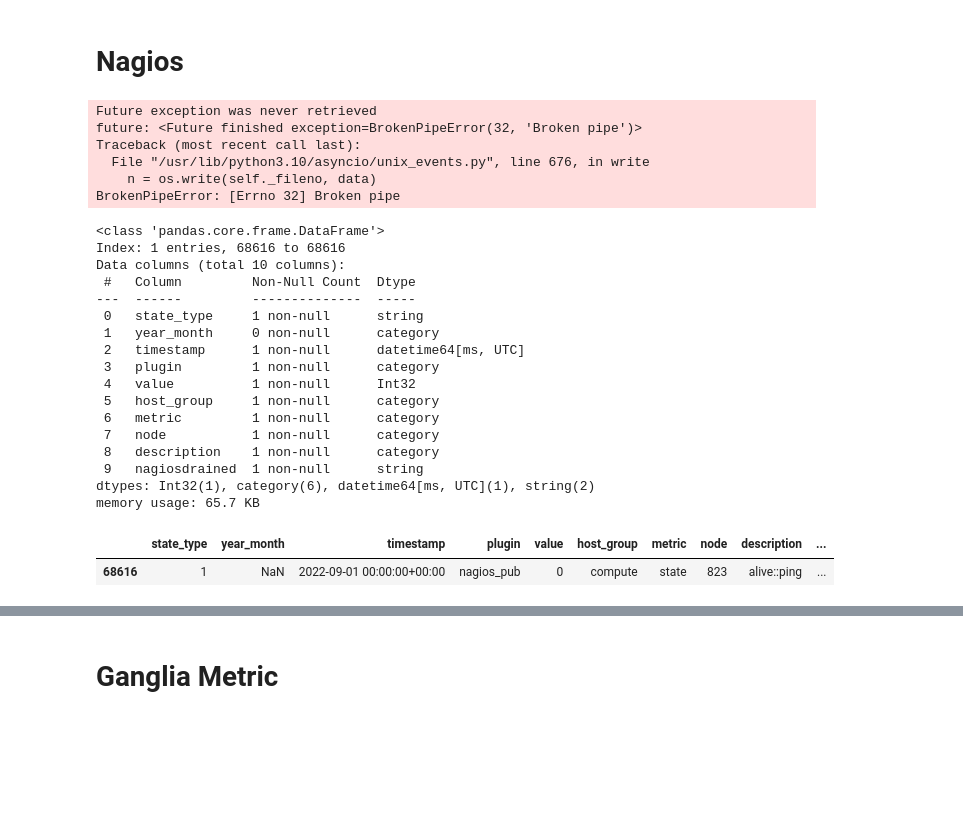
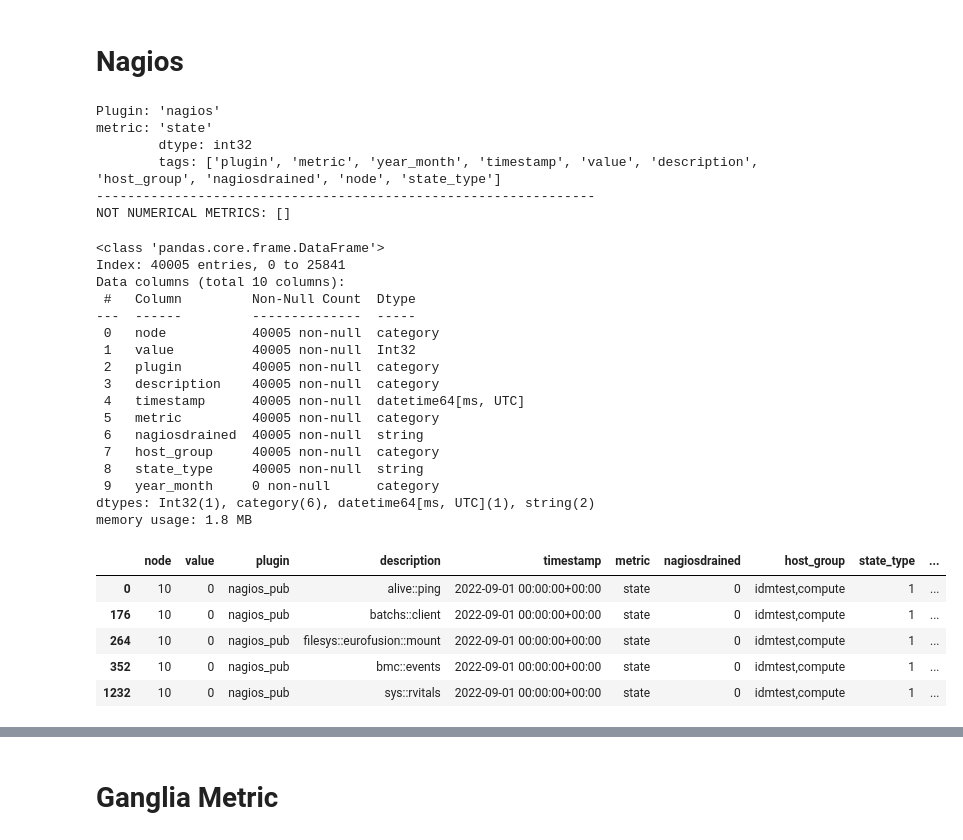
Before and after one commit to RiccardoEvangelisti/Anomaly-Detection, a Jupyter notebook: Data_Visualization.ipynb, the cells around one changed output, grey strips where cells are left out. Cells and saved outputs as stored; diff of their text form; code cells hidden in the pictures; blank space fills up the shorter version.

```diff
--- a/Data_Visualization.ipynb
+++ b/Data_Visualization.ipynb
@@ -172,35 +142,41 @@ display(
 node_selected = "10"
 # %% [markdown]
 # Nagios
+# %%
+metrics_description("nagios")
+# %% [output]
+Plugin: 'nagios'
+metric: 'state'
+        dtype: int32
+        tags: ['plugin', 'metric', 'year_month', 'timestamp', 'value', 'description', 'host_group', 'nagiosdrained', 'node', 'state_type']
+----------------------------------------------------------------
+NOT NUMERICAL METRICS: []
 # %%
-# df_nagios = client.query_plugins(plugins="nagios", node=node_selected).sort_values(by="timestamp", ascending=True)
-df_nagios = client.query_plugins(plugins="nagios").sort_values(by="timestamp", ascending=True).iloc[[1], :]
+df_nagios = client.query_plugins(plugins="nagios", node=node_selected).sort_values(by="timestamp", ascending=True)
 
 df_nagios.info()
 display(df_nagios.head(5))
 # %% [output]
-Future exception was never retrieved
-future: <Future finished exception=BrokenPipeError(32, 'Broken pipe')>
-Traceback (most recent call last):
-  File "/usr/lib/python3.10/asyncio/unix_events.py", line 676, in write
-    n = os.write(self._fileno, data)
-BrokenPipeError: [Errno 32] Broken pipe
+<class 'pandas.core.frame.DataFrame'>
+Index: 40005 entries, 0 to 25841
+Data columns (total 10 columns):
+ #   Column         Non-Null Count  Dtype
+---  ------         --------------  -----
+ 0   node           40005 non-null  category
+ 1   value          40005 non-null  Int32
+ 2   plugin         40005 non-null  category
+ 3   description    40005 non-null  category
+ 4   timestamp      40005 non-null  datetime64[ms, UTC]
+ 5   metric         40005 non-null  category
+ 6   nagiosdrained  40005 non-null  string
+ 7   host_group     40005 non-null  category
+ 8   state_type     40005 non-null  string
+ 9   year_month     0 non-null      category
+dtypes: Int32(1), category(6), datetime64[ms, UTC](1), string(2)
+memory usage: 1.8 MB
-<class 'pandas.core.frame.DataFrame'>
-Index: 1 entries, 68616 to 68616
-Data columns (total 10 columns):
- #   Column         Non-Null Count  Dtype
----  ------         --------------  -----
- 0   state_type     1 non-null      string
- 1   year_month     0 non-null      category
- 2   timestamp      1 non-null      datetime64[ms, UTC]
- 3   plugin         1 non-null      category
- 4   value          1 non-null      Int32
- 5   host_group     1 non-null      category
- 6   metric         1 non-null      category
- 7   node           1 non-null      category
- 8   description    1 non-null      category
- 9   nagiosdrained  1 non-null      string
-dtypes: Int32(1), category(6), datetime64[ms, UTC](1), string(2)
-memory usage: 65.7 KB
-|  | state_type | year_month | timestamp | plugin | value | host_group | metric | node | description | ... |
-| 68616 | 1 | NaN | 2022-09-01 00:00:00+00:00 | nagios_pub | 0 | compute | state | 823 | alive::ping | ... |
+|  | node | value | plugin | description | timestamp | metric | nagiosdrained | host_group | state_type | ... |
+| 0 | 10 | 0 | nagios_pub | alive::ping | 2022-09-01 00:00:00+00:00 | state | 0 | idmtest,compute | 1 | ... |
+| 176 | 10 | 0 | nagios_pub | batchs::client | 2022-09-01 00:00:00+00:00 | state | 0 | idmtest,compute | 1 | ... |
+| 264 | 10 | 0 | nagios_pub | filesys::eurofusion::mount | 2022-09-01 00:00:00+00:00 | state | 0 | idmtest,compute | 1 | ... |
+| 352 | 10 | 0 | nagios_pub | bmc::events | 2022-09-01 00:00:00+00:00 | state | 0 | idmtest,compute | 1 | ... |
+| 1232 | 10 | 0 | nagios_pub | sys::rvitals | 2022-09-01 00:00:00+00:00 | state | 0 | idmtest,compute | 1 | ... |
```
Also changed, not shown: parts of 34 cells of this notebook, 4 other files.
